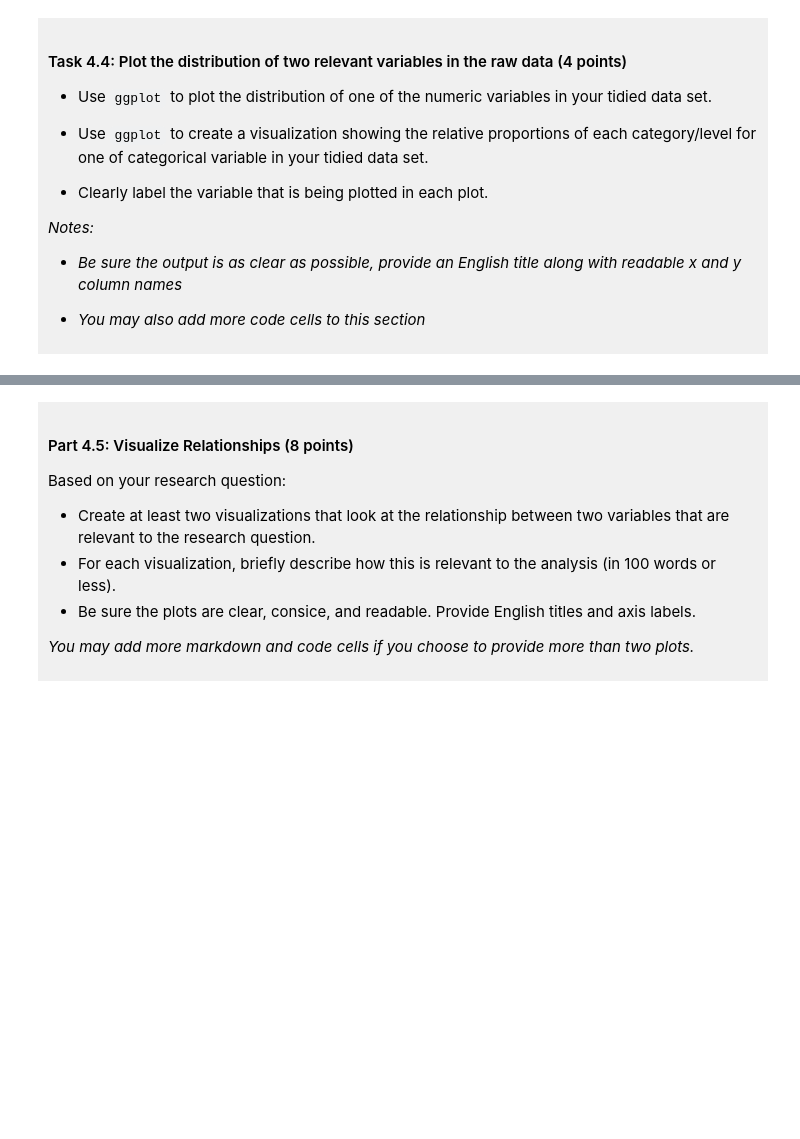
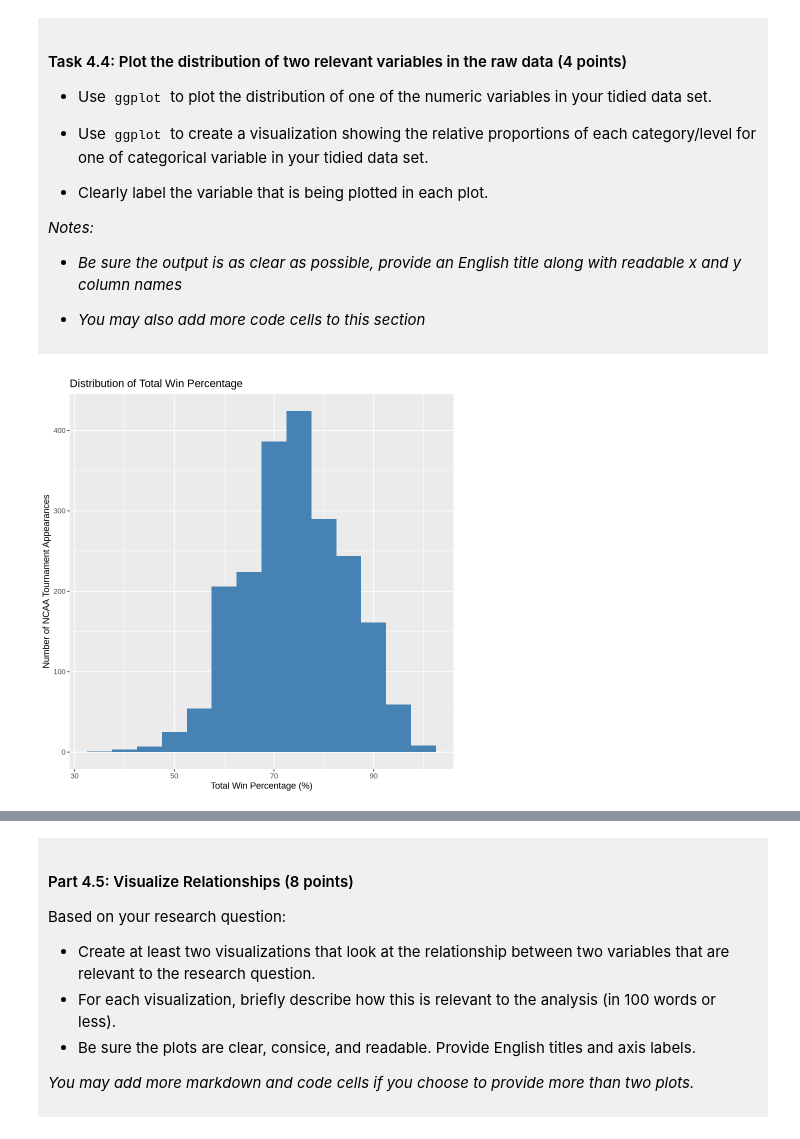
Before and after one commit to ZicZic1/dsci-100-project-Isaac-Mathers, a Jupyter notebook: dsci-100-project-notebook.ipynb, the cells around one changed output, grey strips where cells are left out. Cells and saved outputs as stored; diff of their text form; code cells hidden in the pictures; blank space fills up the shorter version.

```diff
--- a/dsci-100-project-notebook.ipynb
+++ b/dsci-100-project-notebook.ipynb
@@ -337,5 +338,14 @@ A tibble: 2 × 2
 
 </div>
 # %%
-### EDIT THIS CODE CELL FOR PLOT 1 ###
+wins_percentage_distribution <- tidied_march_madness |>
+     ggplot(aes(x = total_wins_pct)) +
+    geom_histogram(binwidth = 5, fill = "steelblue") +
+    labs(title = "Distribution of Total Win Percentage",
+         x = "Total Win Percentage (%)",
+         y = "Number of NCAA Tournament Appearances")
+
+wins_percentage_distribution
+# %% [output]
+[figure, added]
 # %%
```
Also changed, not shown: parts of 5 cells of this notebook.
